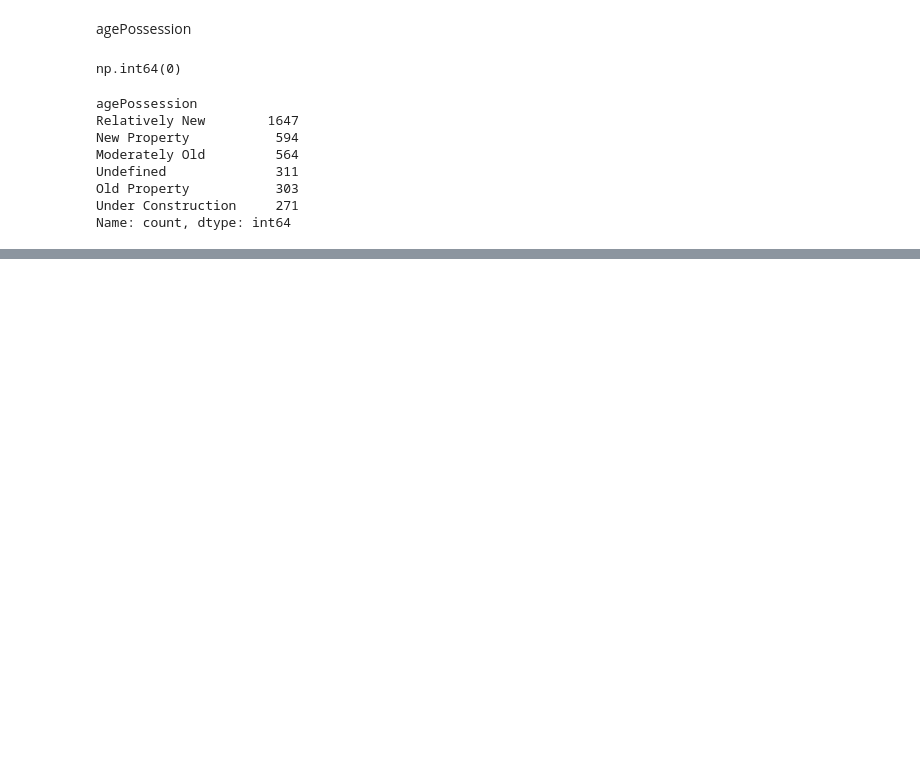
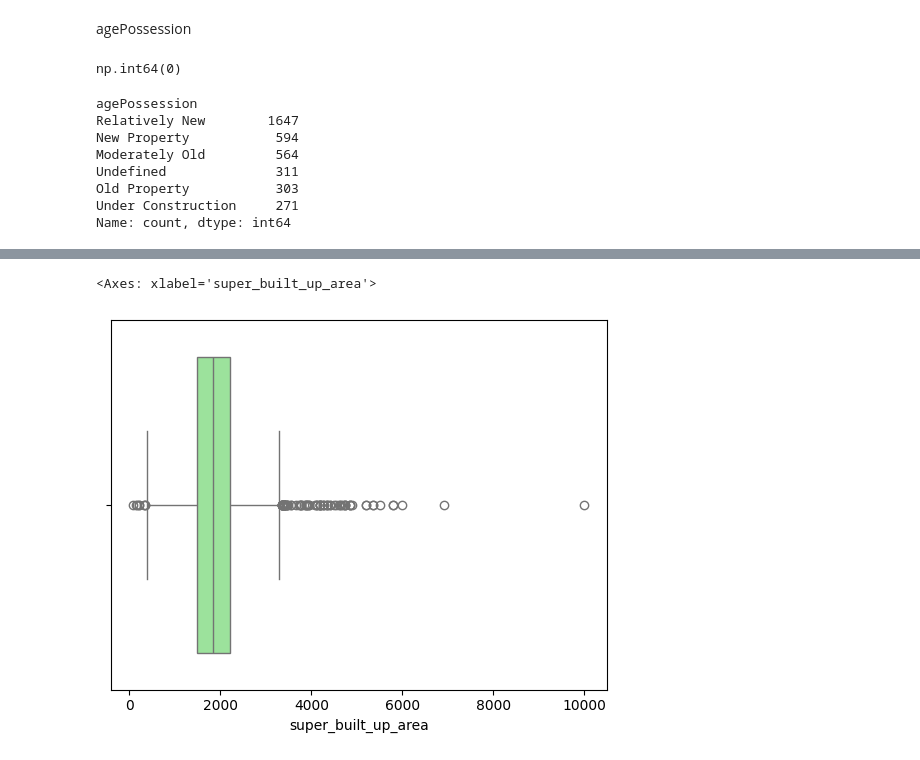
Before and after one commit to garvit1408/NestWise-, a Jupyter notebook: 4 - EDA/eda-univariate-analysis.ipynb, the cells around one changed output, grey strips where cells are left out. Drawn from its saved outputs; the diff is of its cells as text; code cells hidden in the pictures; blank space fills up the shorter version.

```diff
--- a/4 - EDA/eda-univariate-analysis.ipynb
+++ b/4 - EDA/eda-univariate-analysis.ipynb
@@ -562,0 +624,5 @@ df.head()
+# %%
+sns.boxplot(x=df['super_built_up_area'].dropna(),color='lightgreen')
+# %% [output]
+<Axes: xlabel='super_built_up_area'>
+[figure, added]
```
Also changed, not shown: parts of 22 cells of this notebook.
